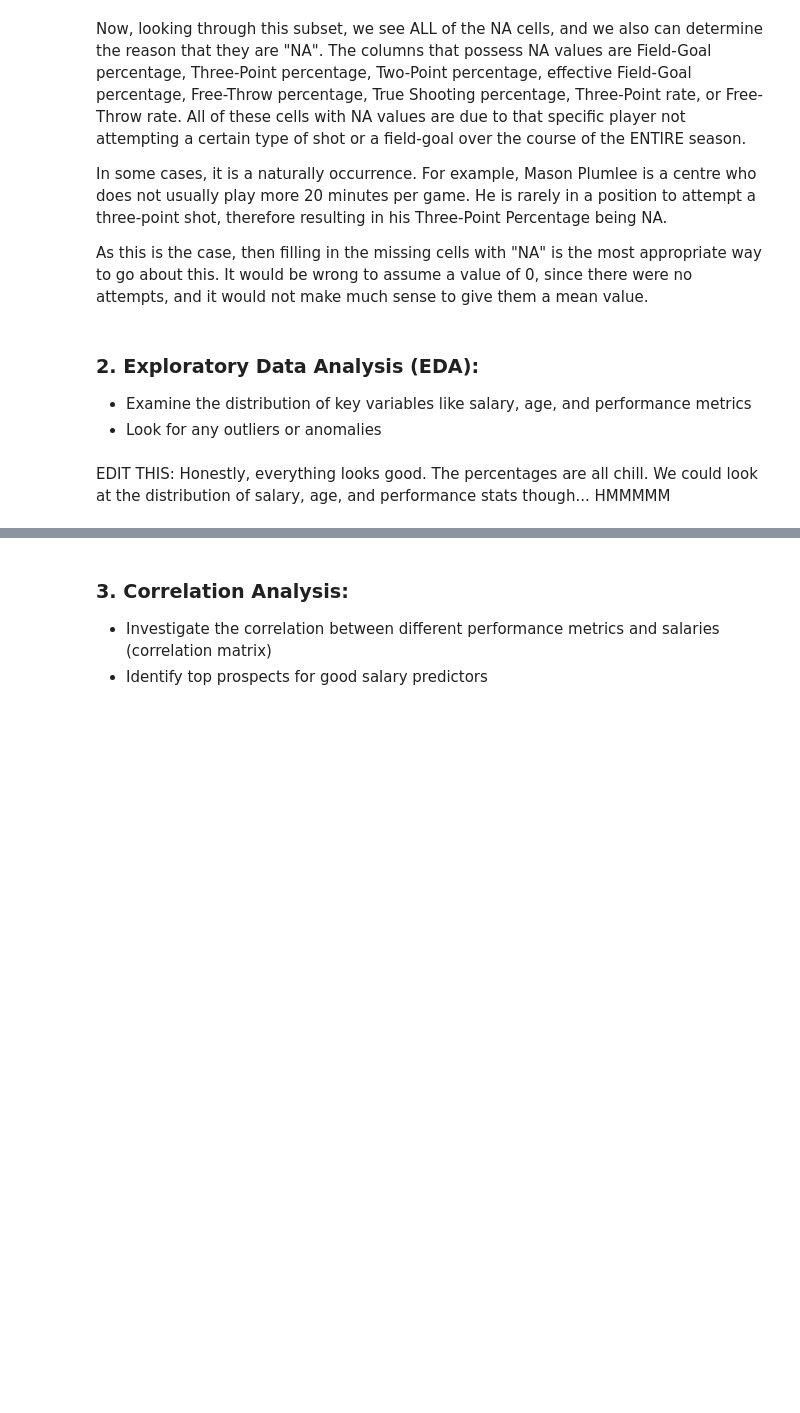
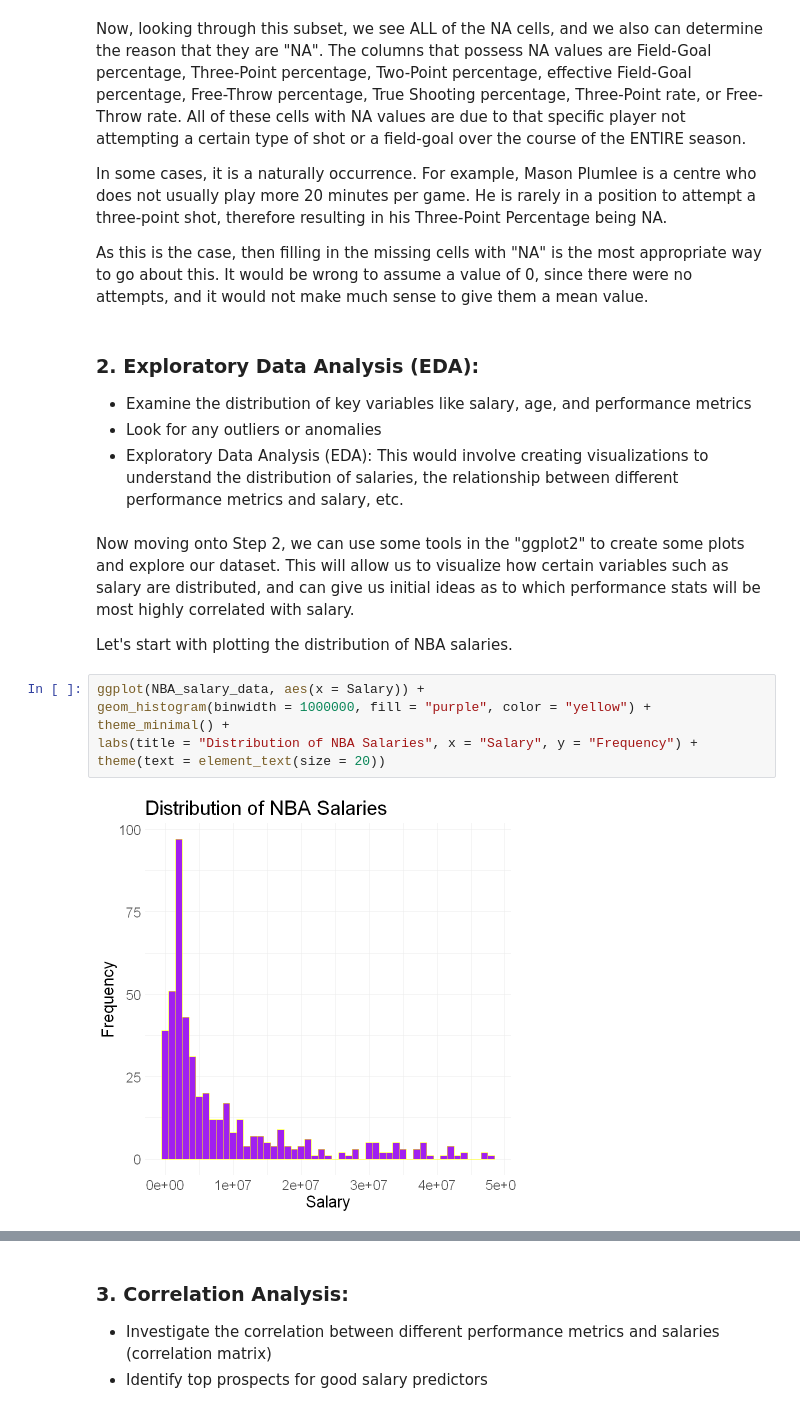
Before and after one commit to jhcrowley/DCSI-100-Group-33, a Jupyter notebook: DSCI_Final_Project_V1.ipynb, the cells around one changed output, grey strips where cells are left out. Saved outputs shown, nothing was run; the diff lists cells and outputs as text; blank space fills up the shorter version.

```diff
--- a/DSCI_Final_Project_V1.ipynb
+++ b/DSCI_Final_Project_V1.ipynb
@@ -249,6 +286,16 @@ As this is the case, then filling in the missing cells with "NA" is the most app
 ### 2. Exploratory Data Analysis (EDA):
 - Examine the distribution of key variables like salary, age, and performance metrics
 - Look for any outliers or anomalies
+- Exploratory Data Analysis (EDA): This would involve creating visualizations to understand the distribution of salaries, the relationship between different performance metrics and salary, etc.
 # %% [markdown]
-EDIT THIS:
-Honestly, everything looks good. The percentages are all chill. We could look at the distribution of salary, age, and performance stats though... HMMMMM
+Now moving onto Step 2, we can use some tools in the "ggplot2" to create some plots and explore our dataset. This will allow us to visualize how certain variables such as salary are distributed, and can give us initial ideas as to which performance stats will be most highly correlated with salary.
+
+Let's start with plotting the distribution of NBA salaries.
+# %%
+ggplot(NBA_salary_data, aes(x = Salary)) +
+geom_histogram(binwidth = 1000000, fill = "purple", color = "yellow") +
+theme_minimal() +
+labs(title = "Distribution of NBA Salaries", x = "Salary", y = "Frequency") +
+theme(text = element_text(size = 20))
+# %% [output]
+[figure, added]
```
Also changed, not shown: parts of 20 cells of this notebook.
